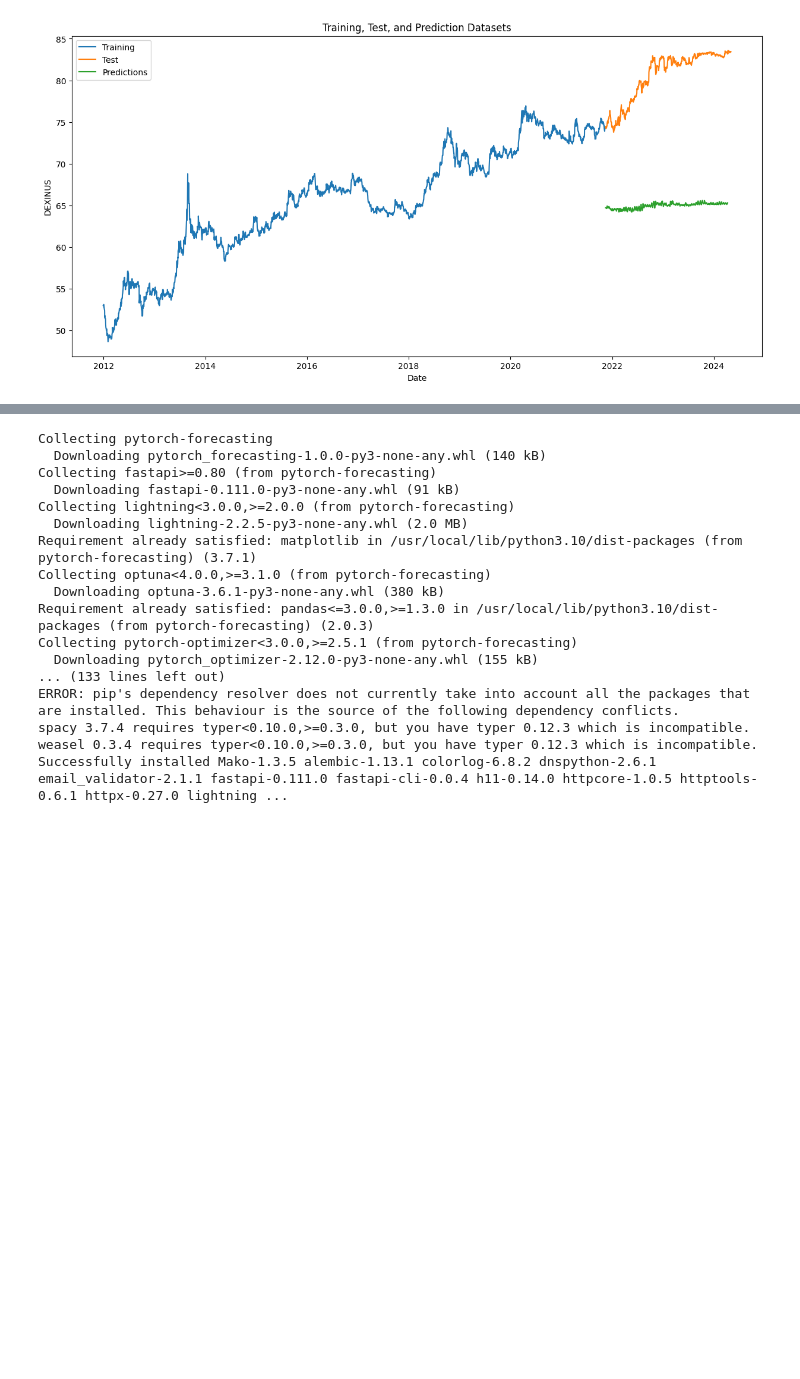
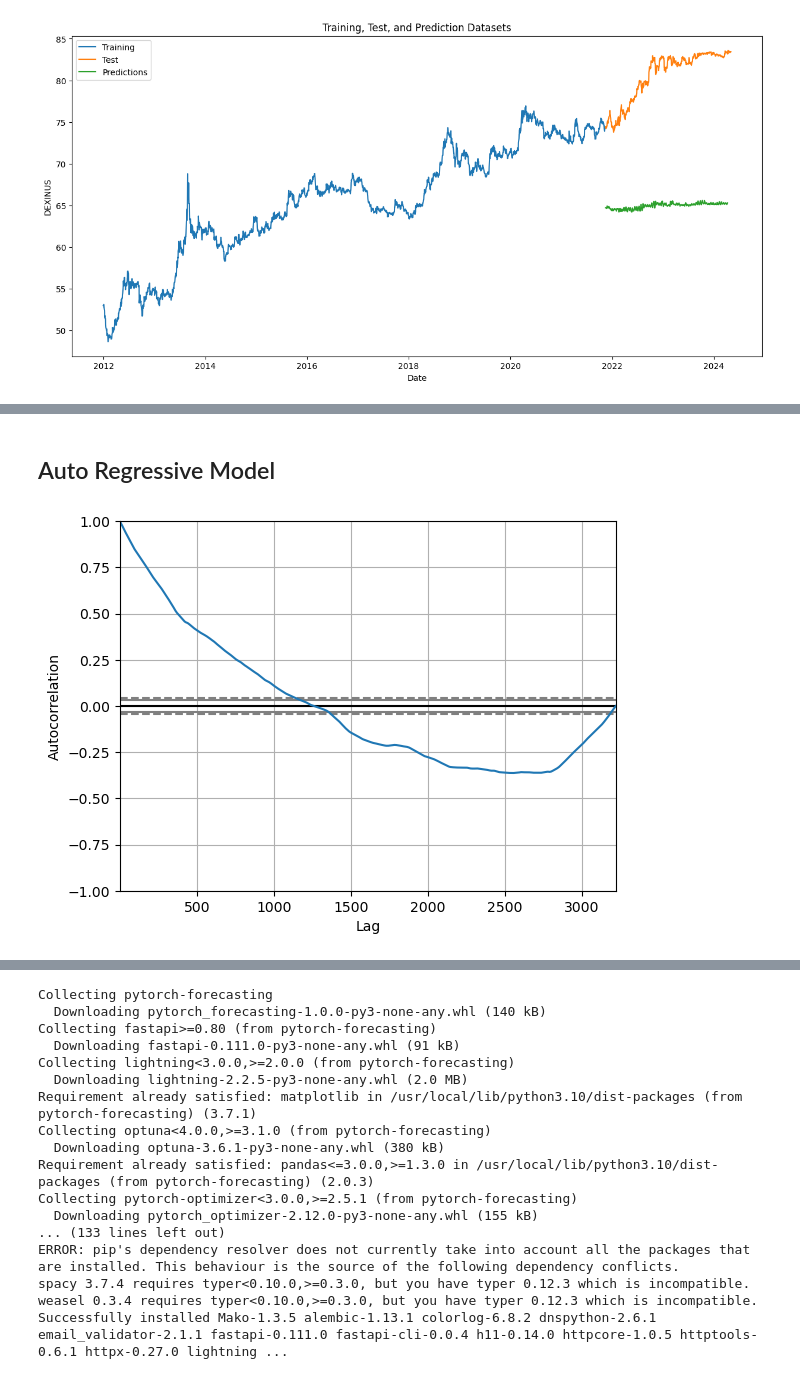
Before and after one commit to psycoplankton/Rupee-vs-Dollar-Time-Series-Forecasting, a Jupyter notebook: Time_Series_prediction_with_LSTM_N_BEATS_and_Autoformer_.ipynb, the cells around one changed output, grey strips where cells are left out. Cells and saved outputs as stored; diff of their text form; code cells hidden in the pictures; blank space fills up the shorter version.

Commit message:
StatsModels

```diff
--- a/Time_Series_prediction_with_LSTM_N_BEATS_and_Autoformer_.ipynb
+++ b/Time_Series_prediction_with_LSTM_N_BEATS_and_Autoformer_.ipynb
@@ -591,0 +693,8 @@ plt.show()
+# %% [markdown]
+## Auto Regressive Model
+# %%
+from pandas.plotting import autocorrelation_plot
+autocorrelation_plot(data['DEXINUS'])
+plt.show()
+# %% [output]
+[figure, added]
```
Also changed, not shown: parts of 29 cells of this notebook.
